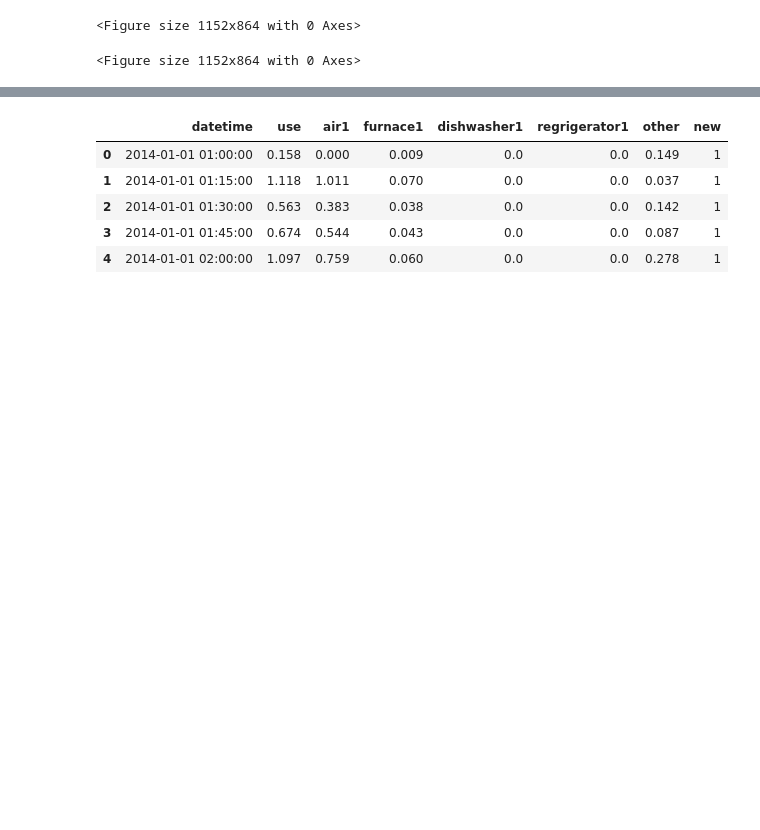
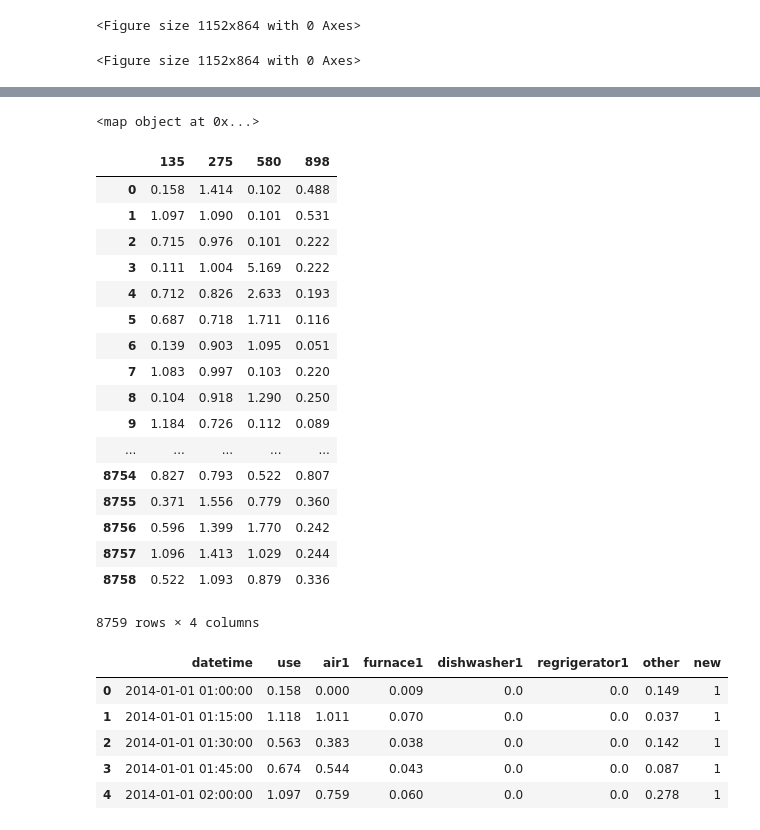
Before and after one commit to bondxue/Discriminative-Sparse-Coding-for-Energy-Disaggregation, a Jupyter notebook: dataprocess.ipynb, the cells around one changed output, grey strips where cells are left out. Saved outputs shown, nothing was run; the diff lists cells and outputs as text; code cells hidden in the pictures; blank space fills up the shorter version.

Commit message:
update data preprocess

```diff
--- a/dataprocess.ipynb
+++ b/dataprocess.ipynb
@@ -57,3 +93,49 @@ d = {}
+# %%
+unique = pd.unique(df.index.values.ravel())
+# find the houses with the whole year data
+full_year = map(lambda x: df[df.index==x].shape[0],unique.tolist())
+indices = [i for i, x in enumerate(full_year) if x > 1000]
+best_indices = map(lambda x: unique[x],indices)
+# %% [output]
+<map object at 0x...>
+# %%
+d = {}
+houses = [135, 275, 580,  898]
+for appliance in df.columns.tolist():
+    started = 0
+    for i in houses:
+
+        if started == 0:
+
+            d[str(appliance)] = df[[str(appliance)]][df[str(appliance)].index == i]
+            started = 1
+            dfindex = d[str(appliance)].index
+        else:
+
+            d[str(appliance)][str(i)] = pd.Series(df[str(appliance)][df[str(appliance)].index == i].values,index=dfindex)
+
+    d[str(appliance)]=d[str(appliance)].rename(columns = {str(appliance):str(dfindex[0])})
+    d[str(appliance)].reset_index(drop=True, inplace=True)
+d['use']
+# %% [output]
+|  | 135 | 275 | 580 | 898 |
+| 0 | 0.158 | 1.414 | 0.102 | 0.488 |
+| 1 | 1.097 | 1.090 | 0.101 | 0.531 |
+| 2 | 0.715 | 0.976 | 0.101 | 0.222 |
+| 3 | 0.111 | 1.004 | 5.169 | 0.222 |
+| 4 | 0.712 | 0.826 | 2.633 | 0.193 |
+| 5 | 0.687 | 0.718 | 1.711 | 0.116 |
+| 6 | 0.139 | 0.903 | 1.095 | 0.051 |
+| 7 | 1.083 | 0.997 | 0.103 | 0.220 |
+| 8 | 0.104 | 0.918 | 1.290 | 0.250 |
+| 9 | 1.184 | 0.726 | 0.112 | 0.089 |
+| ... | ... | ... | ... | ... |
+| 8754 | 0.827 | 0.793 | 0.522 | 0.807 |
+| 8755 | 0.371 | 1.556 | 0.779 | 0.360 |
+| 8756 | 0.596 | 1.399 | 1.770 | 0.242 |
+| 8757 | 1.096 | 1.413 | 1.029 | 0.244 |
+| 8758 | 0.522 | 1.093 | 0.879 | 0.336 |
+8759 rows × 4 columns
 # %%
 df=df.assign(new=1)
 df.head()
```
Also changed, not shown: parts of 7 cells of this notebook.
